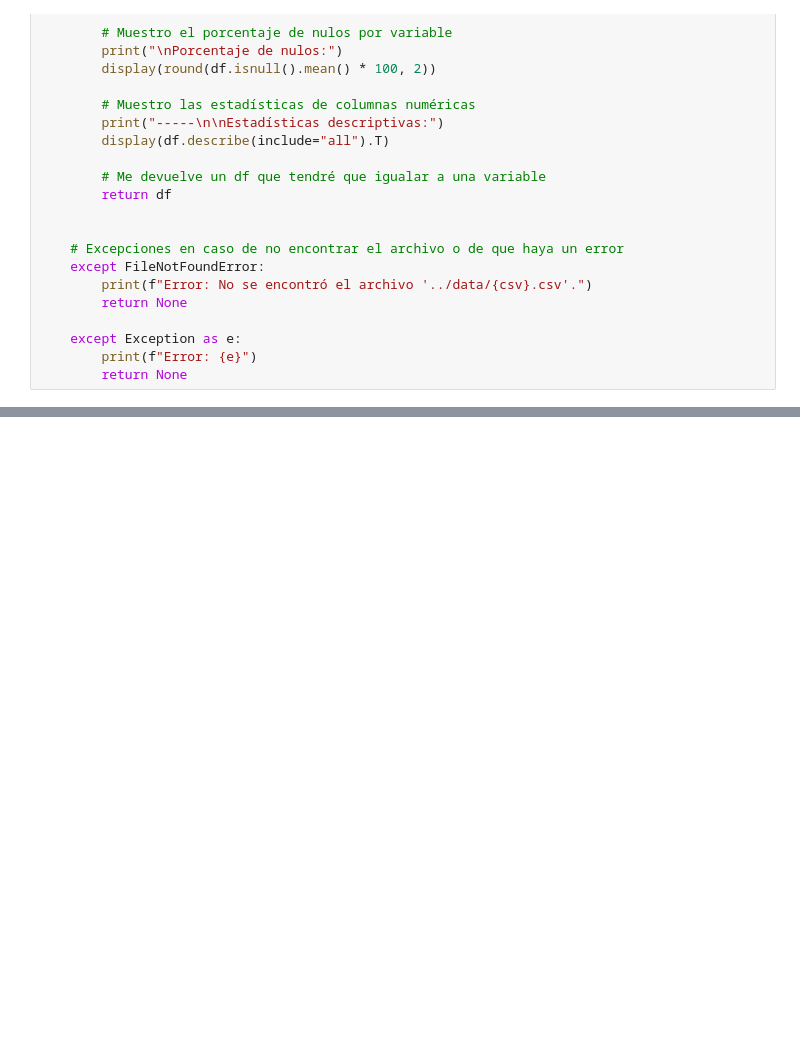
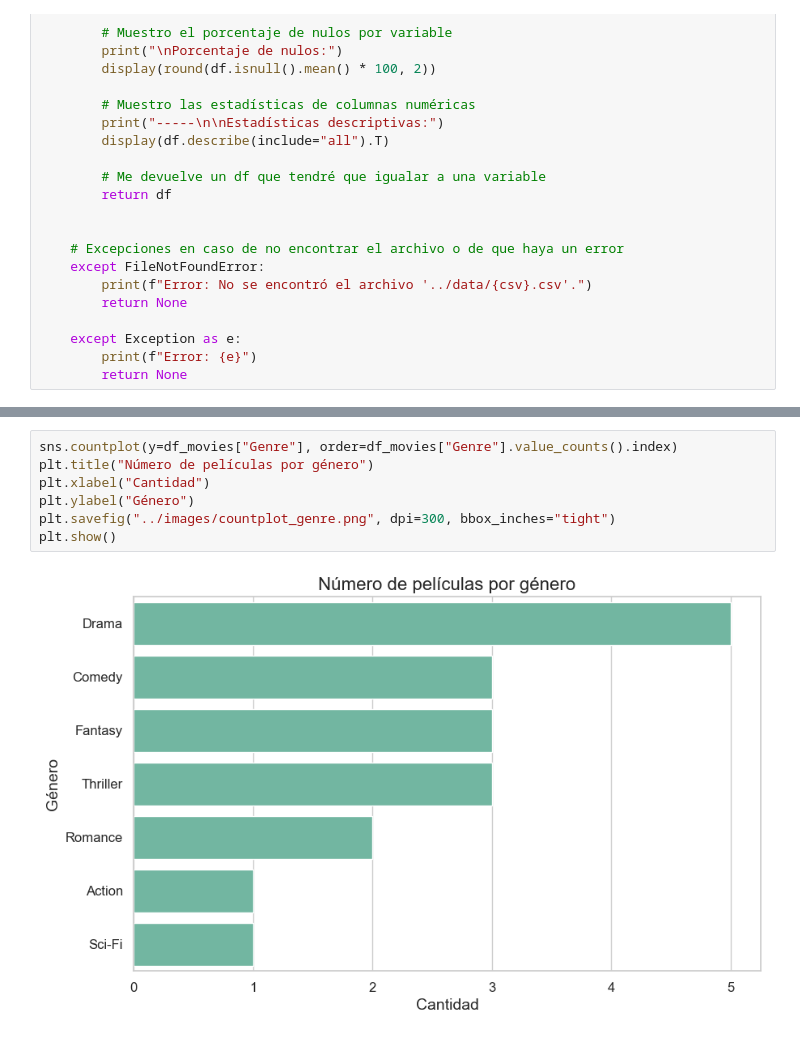
Before and after one commit to Andrea-Gauger/reto-data-movies, a Jupyter notebook: notebooks/01_eda.ipynb, the cells around one changed output, grey strips where cells are left out. Drawn from its saved outputs; the diff is of its cells as text; blank space fills up the shorter version.

```diff
--- a/notebooks/01_eda.ipynb
+++ b/notebooks/01_eda.ipynb
@@ -470,0 +158,9 @@ df_movies.to_csv("../data/clean.csv", index=False)
+# %%
+sns.countplot(y=df_movies["Genre"], order=df_movies["Genre"].value_counts().index)
+plt.title("Número de películas por género")
+plt.xlabel("Cantidad")
+plt.ylabel("Género")
+plt.savefig("../images/countplot_genre.png", dpi=300, bbox_inches="tight")
+plt.show()
+# %% [output]
+[figure, added]
```
Also changed, not shown: parts of 37 cells of this notebook, 7 other files.
